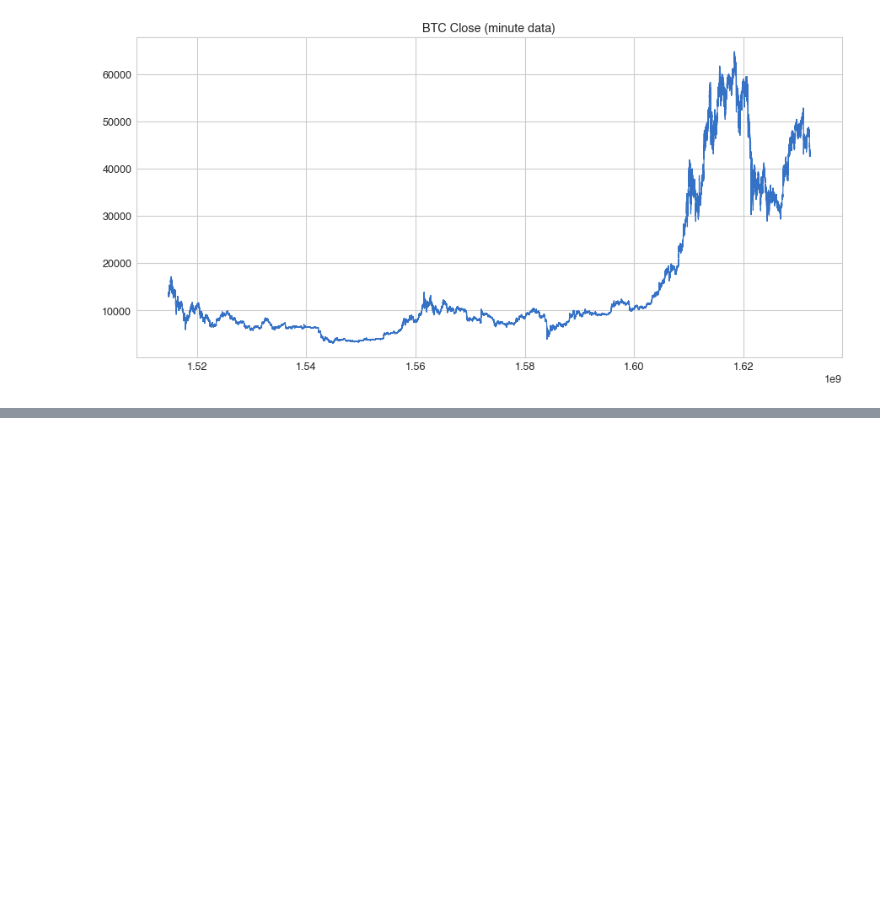
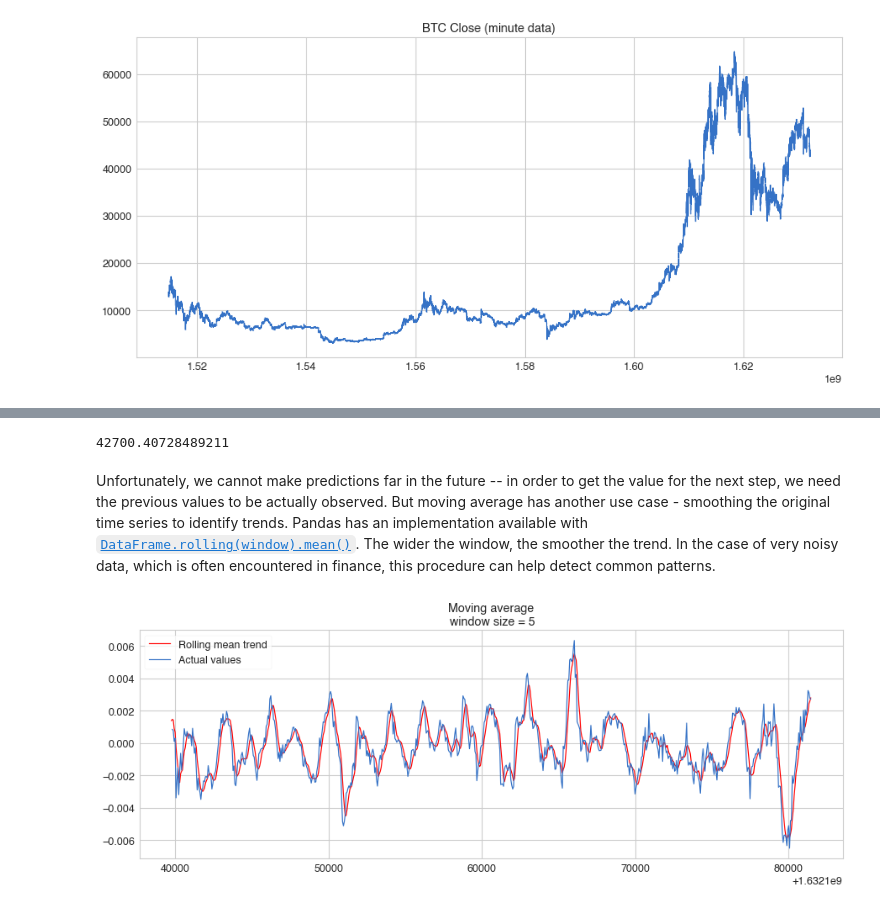
Before and after one commit to mdominguez2010/Kaggle_G_Research_Crypto, a Jupyter notebook: open_ml_course_tutorial.ipynb, the cells around one changed output, grey strips where cells are left out. Drawn from its saved outputs; the diff is of its cells as text; code cells hidden in the pictures; blank space fills up the shorter version.

Commit message:
time series smoothing analysis

```diff
--- a/open_ml_course_tutorial.ipynb
+++ b/open_ml_course_tutorial.ipynb
@@ -58,0 +109,12 @@ def mean_absolute_percentage_error(y_true, y_pred):
+# %%
+def moving_average(series, n=15):
+    """
+    Calculate average of last n observations
+    """
+    return np.average(series[-n:])
+
+moving_average(btc.Close, 15) # prediction for the last observed day (past 24 hours)
+# %% [output]
+42700.40728489211
+# %% [markdown]
+Unfortunately, we cannot make predictions far in the future -- in order to get the value for the next step, we need the previous values to be actually observed. But moving average has another use case - smoothing the original time series to identify trends. Pandas has an implementation available with [`DataFrame.rolling(window).mean()`](http://pandas.pydata.org/pandas-docs/stable/generated/pandas.DataFrame.rolling.html). The wider the window, the smoother the trend. In the case of very noisy data, which is often encountered in finance, this procedure can help detect common patterns.
@@ -58,0 +125,45 @@ def mean_absolute_percentage_error(y_true, y_pred):
+# %%
+def plotMovingAverage(series, window, plot_intervals=False, scale=1.96, plot_anomalies=False):
+
+    """
+        df - dataframe with timeseries
+        column_name - name of column to analyze (choose 1 at a time)
+        window - rolling window size
+        plot_intervals - show confidence intervals
+        plot_anomalies - show anomalies
+
+    """
+
+    rolling_mean = btc_mini.Target.rolling(window=window).mean()
+
+    plt.figure(figsize=(15,5))
+    plt.title("Moving average\n window size = {}".format(window))
+    plt.plot(rolling_mean, "red", label="Rolling mean trend")
+
+    # Plot confidence intervals for smoothed values
+    if plot_intervals:
+        mae = mean_absolute_error(
+            series[window:], rolling_mean[window:]
+        )
+
+        deviation = np.std(series[window:] - rolling_mean[window:])
+        lower_bound = rolling_mean - (mae + scale * deviation)
+        upper_bound = rolling_mean + (mae + scale * deviation)
+        plt.plot(upper_bound, "r--", label="Upper Bond / Lower Bond")
+        plt.plot(lower_bound, "r--")
+
+        # Having the intervals, find abnormal values
+        if plot_anomalies:
+            anomalies = pd.Series(index=series.index, name=series.name)
+            anomalies[series<lower_bound] = series[series<lower_bound]
+            anomalies[series>upper_bound] = series[series>upper_bound]
+            plt.plot(anomalies, "ro", markersize=10)
+
+    plt.plot(series[window:], label="Actual values")
+    plt.legend(loc="upper left")
+    plt.grid(b=True)
+# %%
+# 5-step trend
+plotMovingAverage(btc_mini.Target, window=5)
+# %% [output]
+[figure, added]
```
Also changed, not shown: parts of 17 cells of this notebook.
